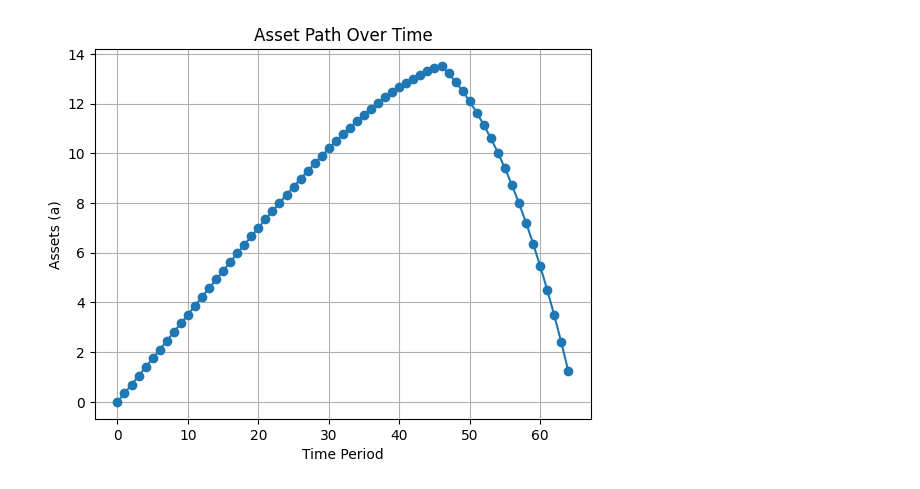
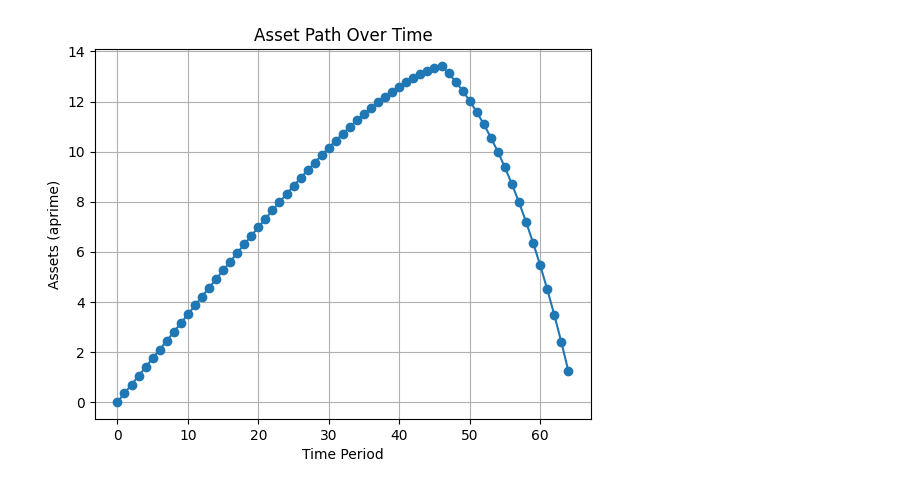
Before and after one commit to tomoyahiroe/quant-macro-workshop, a Jupyter notebook: src/ch6/olg_deterministic/main.ipynb, the cells around one changed output. Saved outputs shown, nothing was run; the diff lists cells and outputs as text; code cells hidden in the pictures.

```diff
--- a/src/ch6/olg_deterministic/main.ipynb
+++ b/src/ch6/olg_deterministic/main.ipynb
@@ -12,15 +12,15 @@ result = search_equilibrium(
     DEBUG_MODE=False
 )
 # %%
-# a_pathをプロット（x軸を20から）
-plt.plot(result.equilibrium.a_path, marker='o')
+# aprime_pathをプロット（x軸を20から）
+plt.plot(result.equilibrium.aprime_path, marker='o')
 plt.title('Asset Path Over Time')
 plt.xlabel('Time Period')
-plt.ylabel('Assets (a)')
+plt.ylabel('Assets (aprime)')
 plt.grid()
 plt.show()
 # %% [output]
-[figure, old version]
+[figure, new version]
 # %%
 # c_pathをプロット（x軸を20から）
 plt.plot(result.equilibrium.c_path, marker='o')
```
Also changed, not shown: parts of 1 cell of this notebook, 1 other file.
